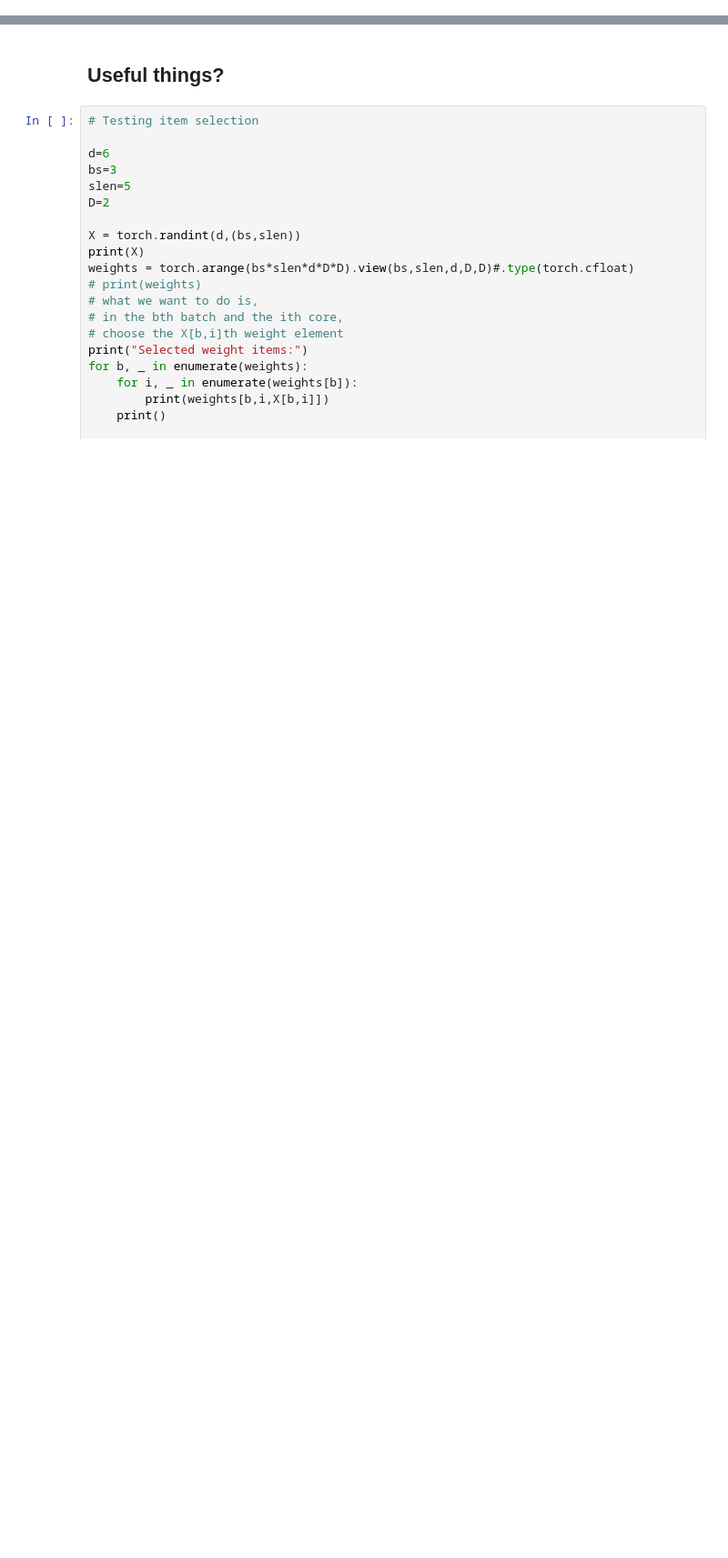
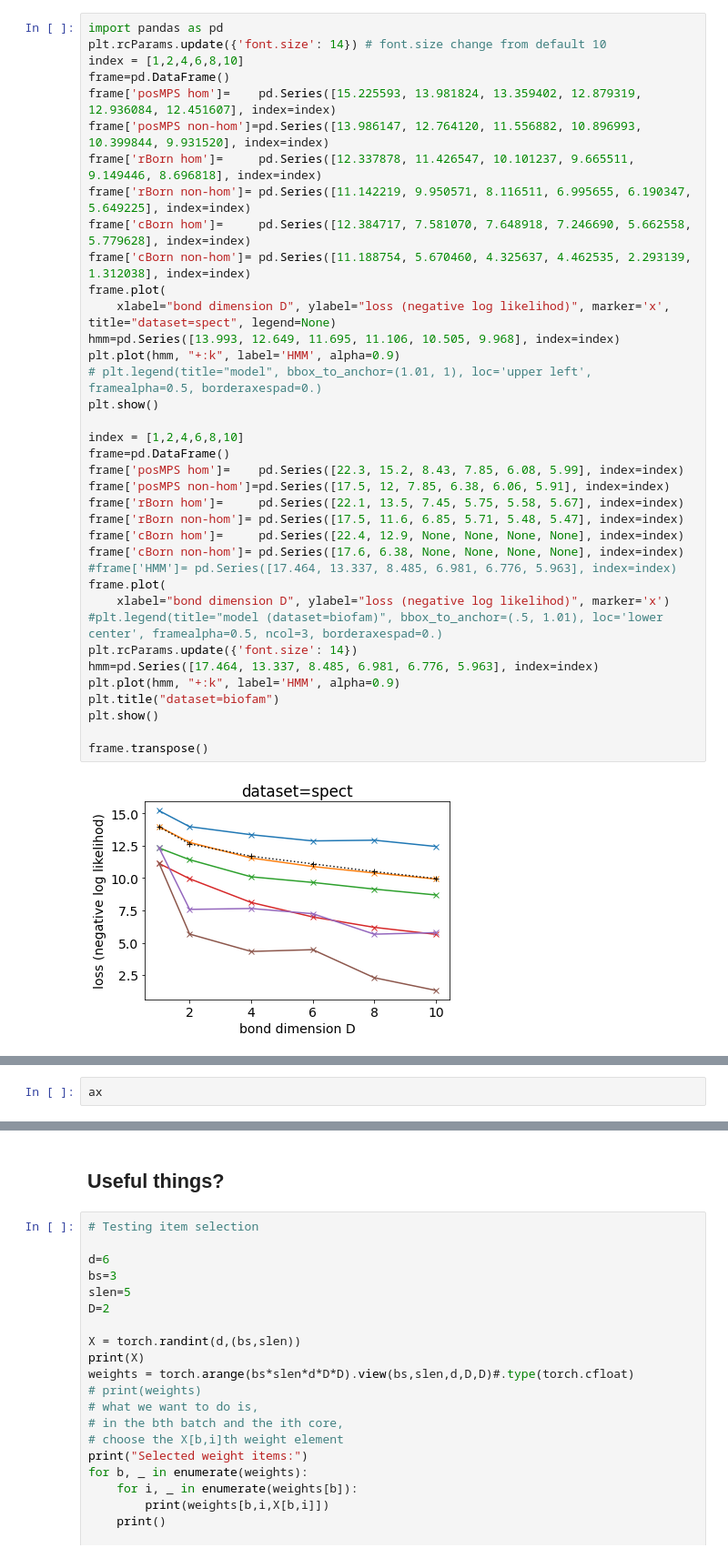
Before and after one commit to postylem/comparison-of-tensor-train-models, a Jupyter notebook: gradient_sandbox.ipynb, the cells around one changed output, grey strips where cells are left out. Shown at 91% size. Saved outputs shown, nothing was run; the diff lists cells and outputs as text; blank space fills up the shorter version.

Commit message:
sandbox updated and plots for poster

```diff
--- a/gradient_sandbox.ipynb
+++ b/gradient_sandbox.ipynb
@@ -86,0 +98,39 @@ def train_models(
+# %%
+import pandas as pd
+plt.rcParams.update({'font.size': 14}) # font.size change from default 10
+index = [1,2,4,6,8,10]
+frame=pd.DataFrame()
+frame['posMPS hom']=    pd.Series([15.225593, 13.981824, 13.359402, 12.879319, 12.936084, 12.451607], index=index)
+frame['posMPS non-hom']=pd.Series([13.986147, 12.764120, 11.556882, 10.896993, 10.399844, 9.931520], index=index)
+frame['rBorn hom']=     pd.Series([12.337878, 11.426547, 10.101237, 9.665511, 9.149446, 8.696818], index=index)
+frame['rBorn non-hom']= pd.Series([11.142219, 9.950571, 8.116511, 6.995655, 6.190347, 5.649225], index=index)
+frame['cBorn hom']=     pd.Series([12.384717, 7.581070, 7.648918, 7.246690, 5.662558, 5.779628], index=index)
+frame['cBorn non-hom']= pd.Series([11.188754, 5.670460, 4.325637, 4.462535, 2.293139, 1.312038], index=index)
+frame.plot(
+    xlabel="bond dimension D", ylabel="loss (negative log likelihod)", marker='x', title="dataset=spect", legend=None)
+hmm=pd.Series([13.993, 12.649, 11.695, 11.106, 10.505, 9.968], index=index)
+plt.plot(hmm, "+:k", label='HMM', alpha=0.9)
+# plt.legend(title="model", bbox_to_anchor=(1.01, 1), loc='upper left', framealpha=0.5, borderaxespad=0.)
+plt.show()
+
+index = [1,2,4,6,8,10]
+frame=pd.DataFrame()
+frame['posMPS hom']=    pd.Series([22.3, 15.2, 8.43, 7.85, 6.08, 5.99], index=index)
+frame['posMPS non-hom']=pd.Series([17.5, 12, 7.85, 6.38, 6.06, 5.91], index=index)
+frame['rBorn hom']=     pd.Series([22.1, 13.5, 7.45, 5.75, 5.58, 5.67], index=index)
+frame['rBorn non-hom']= pd.Series([17.5, 11.6, 6.85, 5.71, 5.48, 5.47], index=index)
+frame['cBorn hom']=     pd.Series([22.4, 12.9, None, None, None, None], index=index)
+frame['cBorn non-hom']= pd.Series([17.6, 6.38, None, None, None, None], index=index)
+#frame['HMM']= pd.Series([17.464, 13.337, 8.485, 6.981, 6.776, 5.963], index=index)
+frame.plot(
+    xlabel="bond dimension D", ylabel="loss (negative log likelihod)", marker='x')
+#plt.legend(title="model (dataset=biofam)", bbox_to_anchor=(.5, 1.01), loc='lower center', framealpha=0.5, ncol=3, borderaxespad=0.)
+plt.rcParams.update({'font.size': 14})
+hmm=pd.Series([17.464, 13.337, 8.485, 6.981, 6.776, 5.963], index=index)
+plt.plot(hmm, "+:k", label='HMM', alpha=0.9)
+plt.title("dataset=biofam")
+plt.show()
+
+frame.transpose()
+# %% [output]
+[figure, added]
@@ -86,0 +145,2 @@ def train_models(
+# %%
+ax
```
Also changed, not shown: parts of 28 cells of this notebook, 2 other files.
